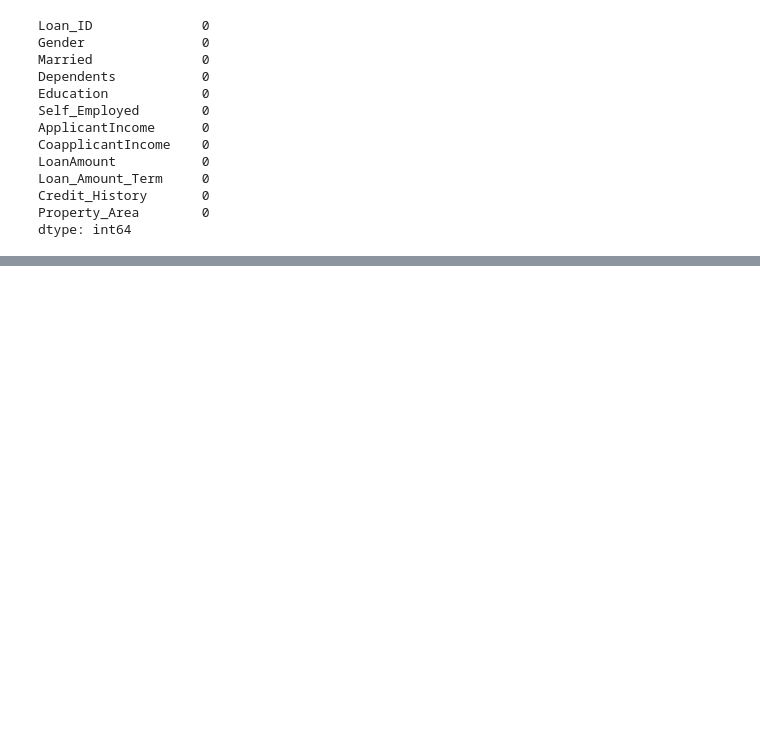
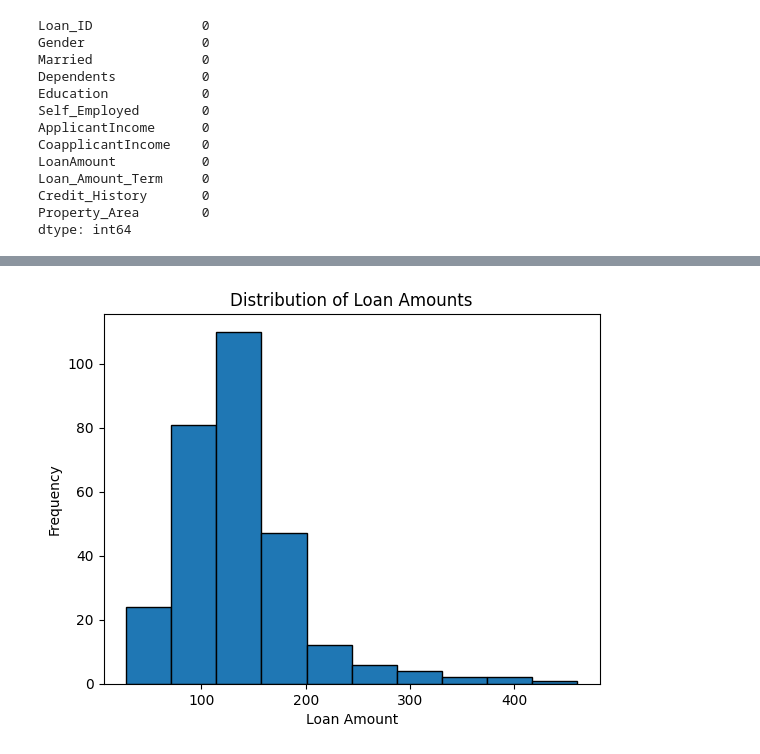
Before and after one commit to dvlanl/dynamic_pricing_project, a Jupyter notebook: main.ipynb, the cells around one changed output, grey strips where cells are left out. Saved outputs shown, nothing was run; the diff lists cells and outputs as text; code cells hidden in the pictures; blank space fills up the shorter version.

```diff
--- a/main.ipynb
+++ b/main.ipynb
@@ -59,0 +83,10 @@ dtype: int64
+# %%
+# Creatiing a Histogram of Distribution of Loan Amounts
+loan_amount = test_data['LoanAmount']
+plt.hist(loan_amount, bins=10, edgecolor='black')
+plt.xlabel('Loan Amount')
+plt.ylabel('Frequency')
+plt.title('Distribution of Loan Amounts')
+plt.show()
+# %% [output]
+[figure, added]
```
Also changed, not shown: parts of 6 cells of this notebook.
